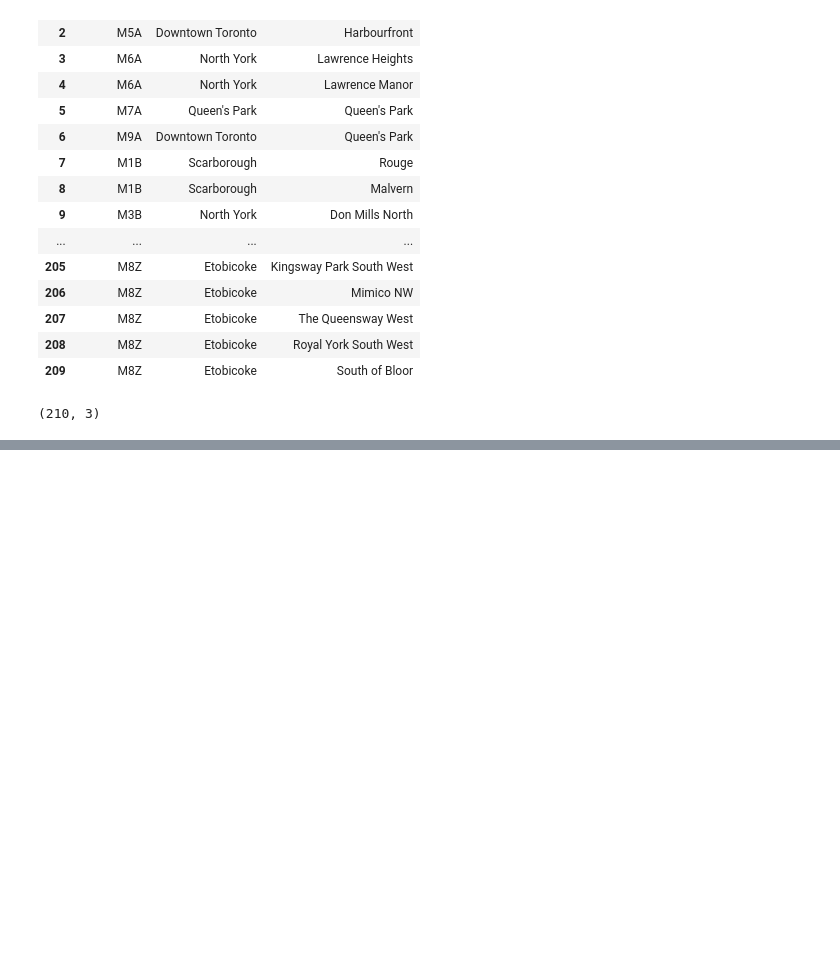
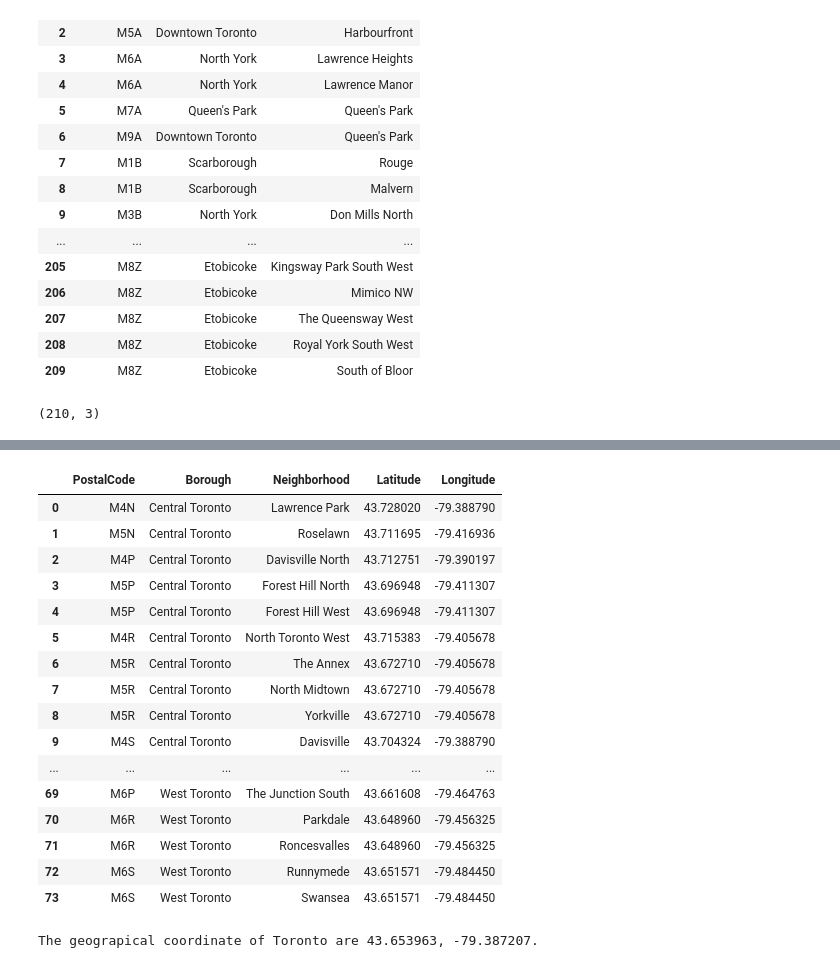
Before and after one commit to CEH-Zero/Coursera_Capstone, a Jupyter notebook: Segmenting and Clustering Neighborhoods.ipynb, the cells around one changed output, grey strips where cells are left out. Cells and saved outputs as stored; diff of their text form; code cells hidden in the pictures; blank space fills up the shorter version.

```diff
--- a/Segmenting and Clustering Neighborhoods.ipynb
+++ b/Segmenting and Clustering Neighborhoods.ipynb
@@ -83,0 +177,36 @@ neighborhoods_data.shape
+# %%
+Central_Toronto_data = neighborhoods[neighborhoods['Borough'] == 'Central Toronto'].reset_index(drop=True)
+Downtown_Toronto_data = neighborhoods[neighborhoods['Borough'] == 'Downtown Toronto'].reset_index(drop=True)
+East_Toronto_data = neighborhoods[neighborhoods['Borough'] == 'East Toronto'].reset_index(drop=True)
+West_Toronto_data = neighborhoods[neighborhoods['Borough'] == 'West Toronto'].reset_index(drop=True)
+frame=[Central_Toronto_data,Downtown_Toronto_data,East_Toronto_data,West_Toronto_data]
+toronto_data = pd.concat(frame).reset_index(drop=True)
+toronto_data
+# %% [output]
+|  | PostalCode | Borough | Neighborhood | Latitude | Longitude |
+| 0 | M4N | Central Toronto | Lawrence Park | 43.728020 | -79.388790 |
+| 1 | M5N | Central Toronto | Roselawn | 43.711695 | -79.416936 |
+| 2 | M4P | Central Toronto | Davisville North | 43.712751 | -79.390197 |
+| 3 | M5P | Central Toronto | Forest Hill North | 43.696948 | -79.411307 |
+| 4 | M5P | Central Toronto | Forest Hill West | 43.696948 | -79.411307 |
+| 5 | M4R | Central Toronto | North Toronto West | 43.715383 | -79.405678 |
+| 6 | M5R | Central Toronto | The Annex | 43.672710 | -79.405678 |
+| 7 | M5R | Central Toronto | North Midtown | 43.672710 | -79.405678 |
+| 8 | M5R | Central Toronto | Yorkville | 43.672710 | -79.405678 |
+| 9 | M4S | Central Toronto | Davisville | 43.704324 | -79.388790 |
+| ... | ... | ... | ... | ... | ... |
+| 69 | M6P | West Toronto | The Junction South | 43.661608 | -79.464763 |
+| 70 | M6R | West Toronto | Parkdale | 43.648960 | -79.456325 |
+| 71 | M6R | West Toronto | Roncesvalles | 43.648960 | -79.456325 |
+| 72 | M6S | West Toronto | Runnymede | 43.651571 | -79.484450 |
+| 73 | M6S | West Toronto | Swansea | 43.651571 | -79.484450 |
+# %%
+address = 'Toronto, Ontario'
+
+geolocator = Nominatim(user_agent="ny_explorer")
+location = geolocator.geocode(address)
+latitude = location.latitude
+longitude = location.longitude
+print('The geograpical coordinate of Toronto are {}, {}.'.format(latitude, longitude))
+# %% [output]
+The geograpical coordinate of Toronto are 43.653963, -79.387207.
```
Also changed, not shown: parts of 39 cells of this notebook.
